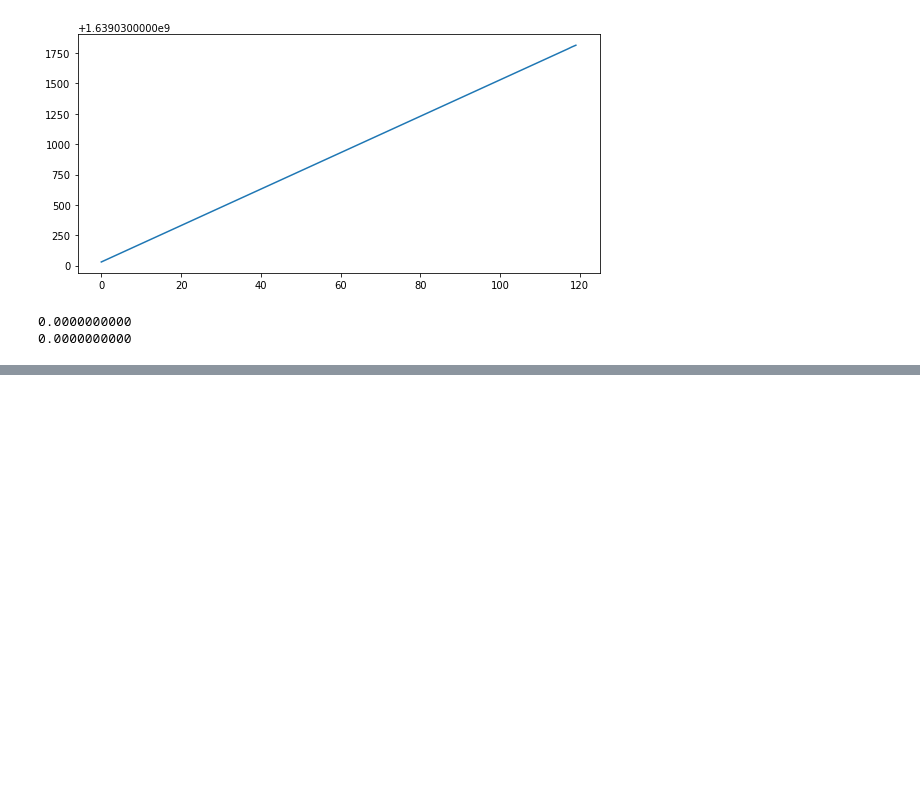
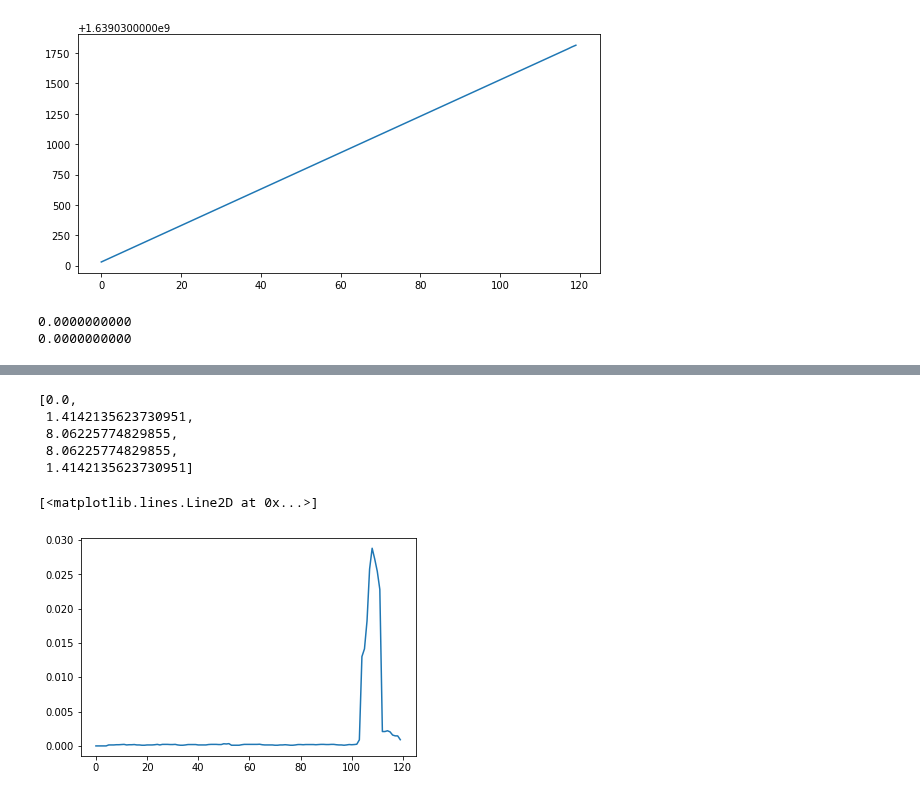
Before and after one commit to ai4sre/meltria-analyzer, a Jupyter notebook: notebooks/changepoint.ipynb, the cells around one changed output, grey strips where cells are left out. Saved outputs shown, nothing was run; the diff lists cells and outputs as text; code cells hidden in the pictures; blank space fills up the shorter version.

```diff
--- a/notebooks/changepoint.ipynb
+++ b/notebooks/changepoint.ipynb
@@ -64,0 +73,52 @@ breaks_hansen(misdetected_series)
+# %%
+import numpy as np
+import numpy.typing
+import functools
+
+class KNNOutlierDetector:
+    w: int = 0
+    k: int = 1
+
+    def __init__(self, w: int, k: int) -> None:
+        self.w = w
+        self.k = k
+
+    def score(self, data: np.ndarray):
+        windows: list[np.ndarray] = self.sliding_windows(data)
+        scores: list[float] = []
+        for t in range(len(windows)):
+            distances: list[float] = []
+            for window in windows:
+                distances.append(self.dist(windows[t], window))
+            distances.sort()
+            s: float = functools.reduce(lambda x, y: x+y, distances[1:self.k+1], 0.0) / self.k
+            scores.append(s)
+        # Adjust the size of input/output list
+        return [0.0] * (self.w-1) + scores
+
+    def sliding_windows(self, data: np.ndarray) -> list[np.ndarray]:
+        num: int = data.size - self.w + 1
+        return [data[t:t+self.w] for t in range(num)]
+
+    def dist(self, v1: np.ndarray, v2: np.ndarray) -> float:
+        sum: float = 0.0
+        for i, v in enumerate(v1):
+            sum += (v - v2[i]) * (v - v2[i])
+        return np.sqrt(sum)
+# %%
+knn = KNNOutlierDetector(2, 1)
+data = np.array([1, 2, 10, 2, 1])
+knn.score(data)
+# %% [output]
+[0.0,
+ 1.4142135623730951,
+ 8.06225774829855,
+ 8.06225774829855,
+ 1.4142135623730951]
+# %%
+knn = KNNOutlierDetector(int(misdetected_series.size * 0.05), 1)
+scores = knn.score(misdetected_series)
+plt.plot(scores)
+# %% [output]
+[<matplotlib.lines.Line2D at 0x...>]
+[figure, added]
```
Also changed, not shown: parts of 2 cells of this notebook.
